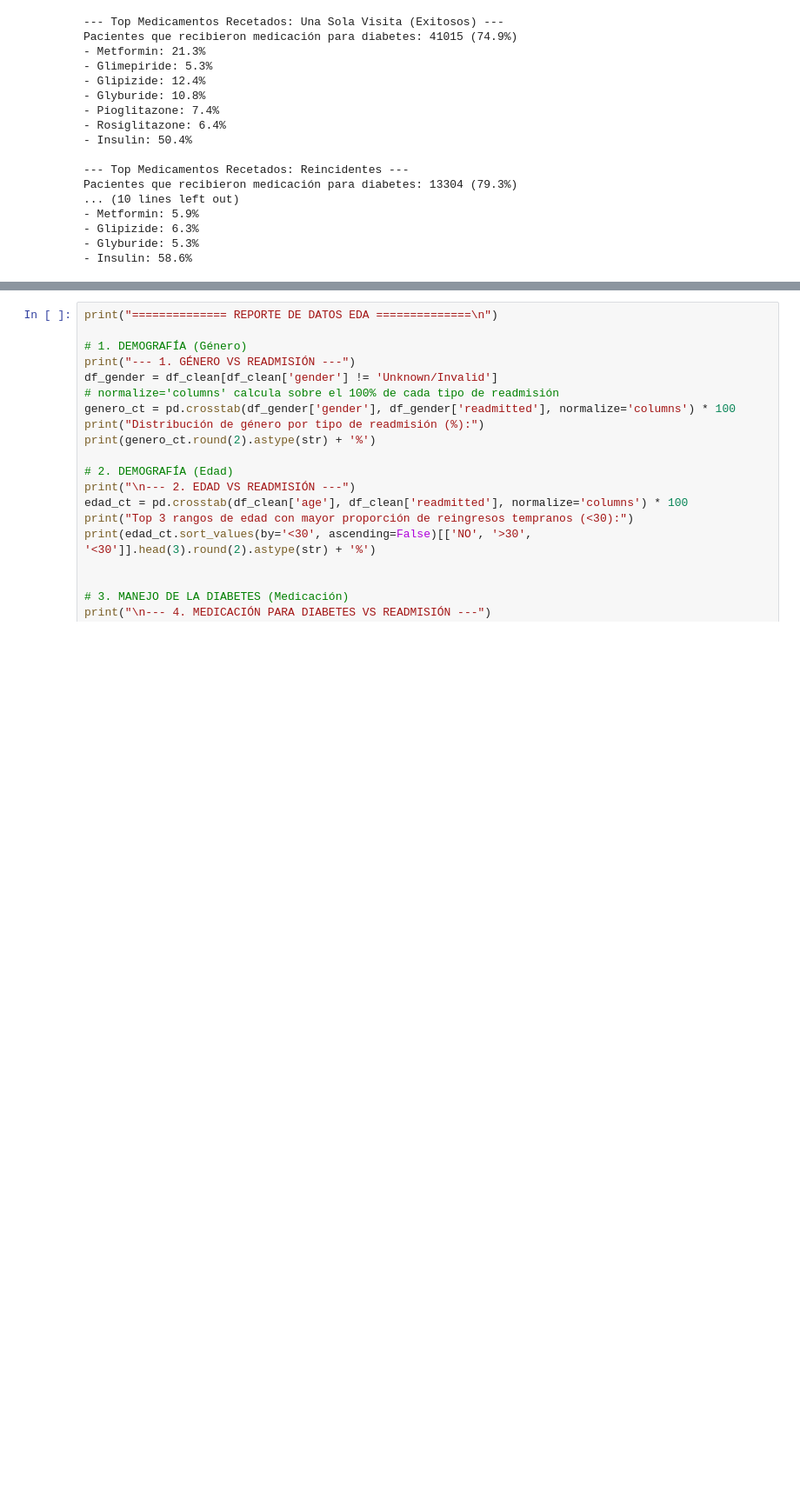
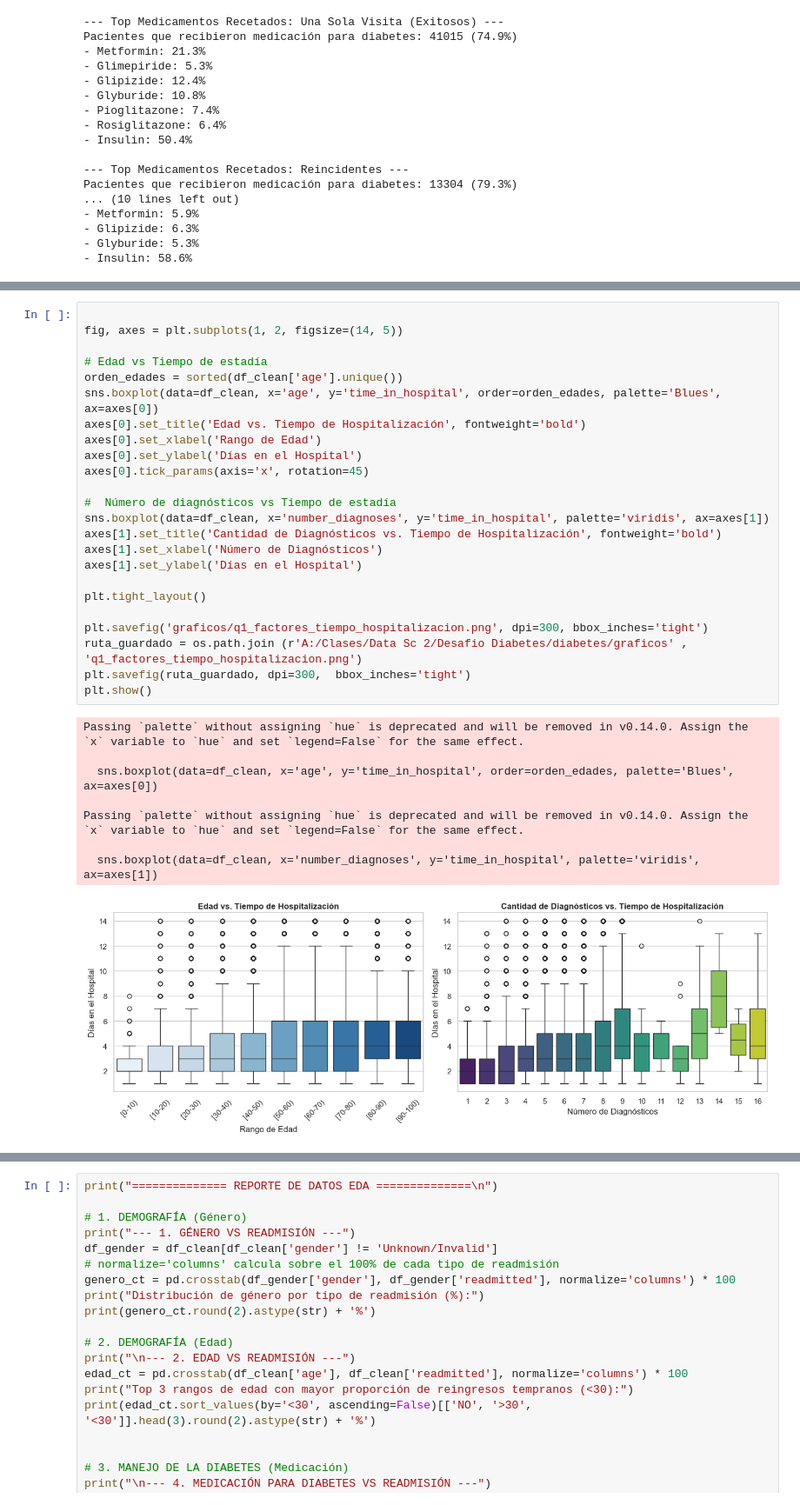
Before and after one commit to AndresCba89/diabetes, a Jupyter notebook: EDA.ipynb, the cells around one changed output, grey strips where cells are left out. Shown at 87% size. Drawn from its saved outputs; the diff is of its cells as text; blank space fills up the shorter version.

```diff
--- a/EDA.ipynb
+++ b/EDA.ipynb
@@ -376,0 +298,33 @@ No          10.59%  33.37%  56.04%
+# %%
+
+fig, axes = plt.subplots(1, 2, figsize=(14, 5))
+
+# Edad vs Tiempo de estadía
+orden_edades = sorted(df_clean['age'].unique())
+sns.boxplot(data=df_clean, x='age', y='time_in_hospital', order=orden_edades, palette='Blues', ax=axes[0])
+axes[0].set_title('Edad vs. Tiempo de Hospitalización', fontweight='bold')
+axes[0].set_xlabel('Rango de Edad')
+axes[0].set_ylabel('Días en el Hospital')
+axes[0].tick_params(axis='x', rotation=45)
+
+#  Número de diagnósticos vs Tiempo de estadía
+sns.boxplot(data=df_clean, x='number_diagnoses', y='time_in_hospital', palette='viridis', ax=axes[1])
+axes[1].set_title('Cantidad de Diagnósticos vs. Tiempo de Hospitalización', fontweight='bold')
+axes[1].set_xlabel('Número de Diagnósticos')
+axes[1].set_ylabel('Días en el Hospital')
+
+plt.tight_layout()
+
+plt.savefig('graficos/q1_factores_tiempo_hospitalizacion.png', dpi=300, bbox_inches='tight')
+ruta_guardado = os.path.join (r'A:/Clases/Data Sc 2/Desafio Diabetes/diabetes/graficos' , 'q1_factores_tiempo_hospitalizacion.png')
+plt.savefig(ruta_guardado, dpi=300,  bbox_inches='tight')
+plt.show()
+# %% [output]
+Passing `palette` without assigning `hue` is deprecated and will be removed in v0.14.0. Assign the `x` variable to `hue` and set `legend=False` for the same effect.
+
+  sns.boxplot(data=df_clean, x='age', y='time_in_hospital', order=orden_edades, palette='Blues', ax=axes[0])
+
+Passing `palette` without assigning `hue` is deprecated and will be removed in v0.14.0. Assign the `x` variable to `hue` and set `legend=False` for the same effect.
+
+  sns.boxplot(data=df_clean, x='number_diagnoses', y='time_in_hospital', palette='viridis', ax=axes[1])
+[figure, added]
```
Also changed, not shown: parts of 12 cells of this notebook, 4 other files.
